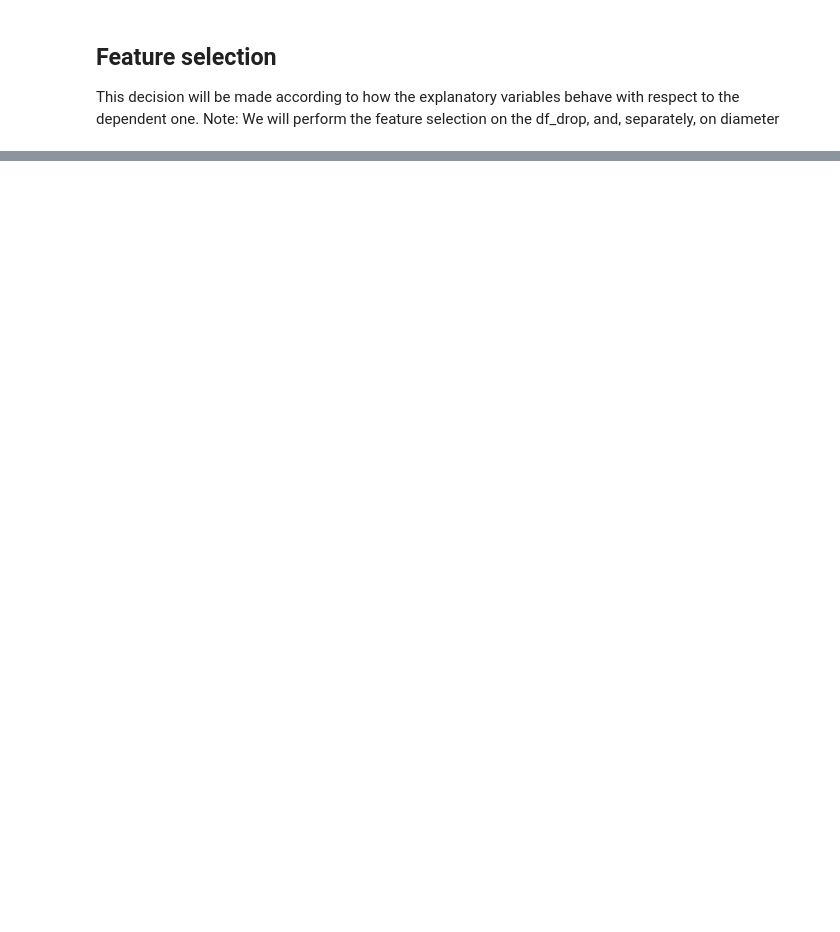
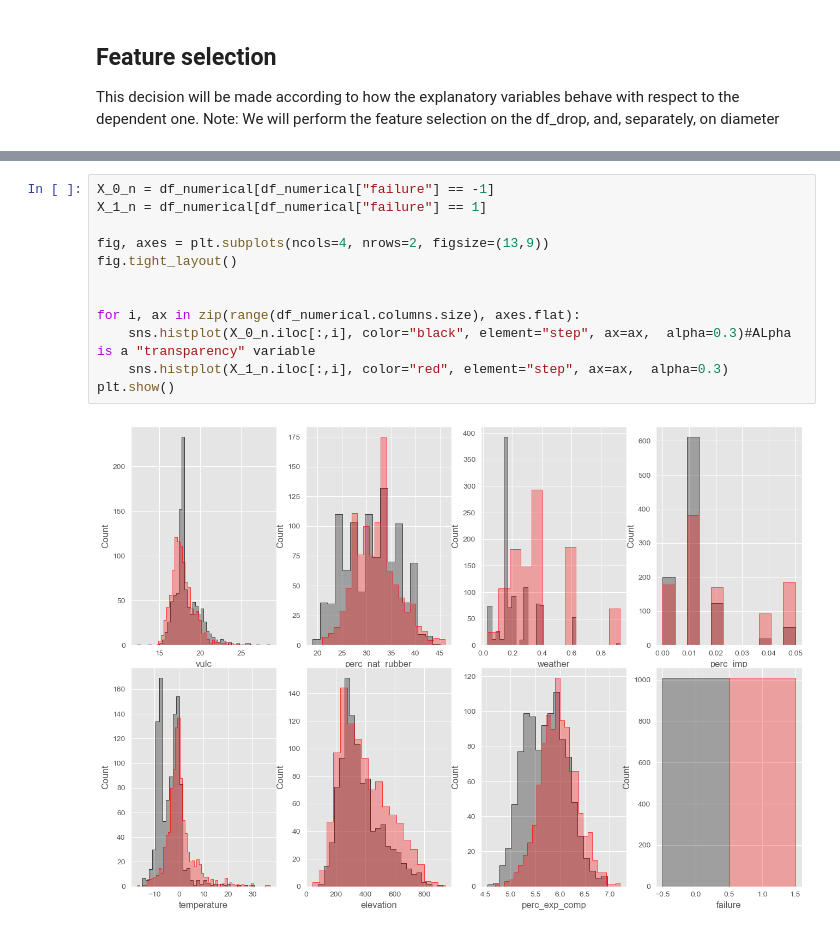
Before and after one commit to dodogro/ML_Project, a Jupyter notebook: script/eda.ipynb, the cells around one changed output, grey strips where cells are left out. Saved outputs shown, nothing was run; the diff lists cells and outputs as text; blank space fills up the shorter version.

```diff
--- a/script/eda.ipynb
+++ b/script/eda.ipynb
@@ -294,0 +244,14 @@ plt.show()
+# %%
+X_0_n = df_numerical[df_numerical["failure"] == -1]
+X_1_n = df_numerical[df_numerical["failure"] == 1]
+
+fig, axes = plt.subplots(ncols=4, nrows=2, figsize=(13,9))
+fig.tight_layout()
+
+
+for i, ax in zip(range(df_numerical.columns.size), axes.flat):
+    sns.histplot(X_0_n.iloc[:,i], color="black", element="step", ax=ax,  alpha=0.3)#ALpha is a "transparency" variable
+    sns.histplot(X_1_n.iloc[:,i], color="red", element="step", ax=ax,  alpha=0.3)
+plt.show()
+# %% [output]
+[figure, added]
```
Also changed, not shown: parts of 26 cells of this notebook, 1 other file.
